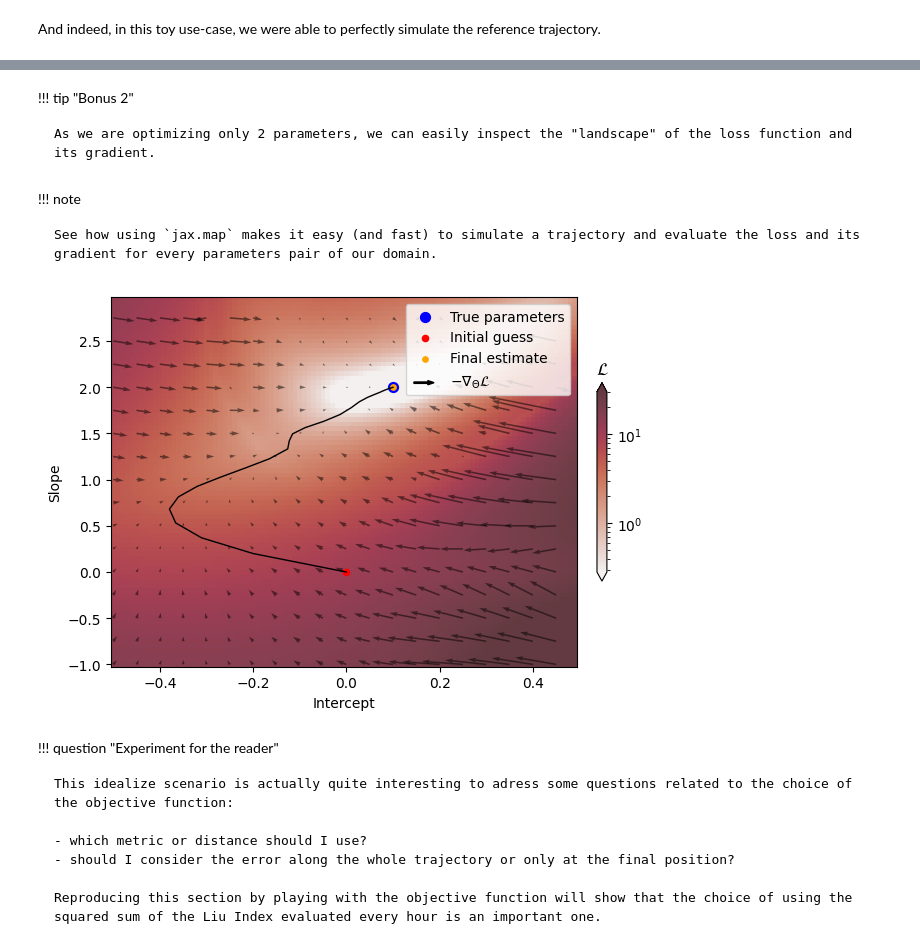
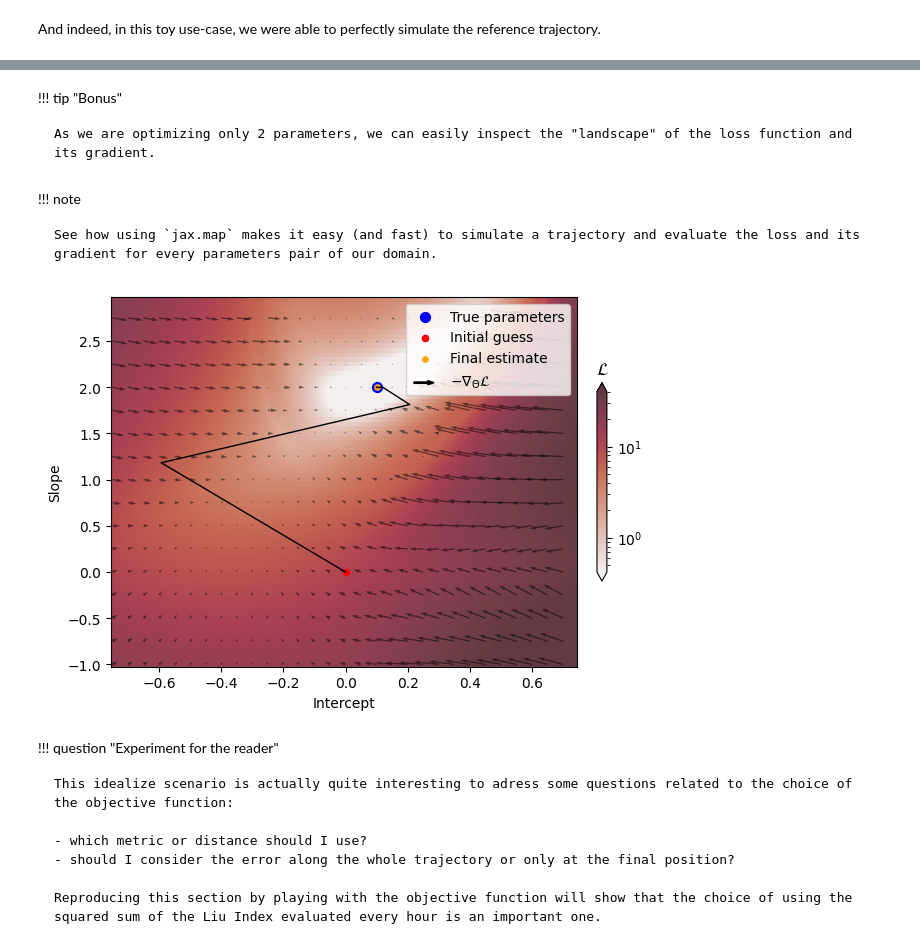
Before and after one commit to vadmbertr/pastax, a Jupyter notebook: docs/getting_started.ipynb, the cells around one changed output, grey strips where cells are left out. Cells and saved outputs as stored; diff of their text form; code cells hidden in the pictures.

```diff
--- a/docs/getting_started.ipynb
+++ b/docs/getting_started.ipynb
@@ -375,4 +360,0 @@ We can verify it is possible to evaluate the initial loss and its gradient.
-# %%
-grads, (loss, _)  = grad_aux_fn(tun_dynamics_init)
-
-print(f"Initial loss: {loss} and " f"gradients: (intercept={grads.intercept.item()}, slope={grads.slope.item()})")
@@ -529,5 +416,5 @@ HTML(anim.to_html5_video())
 # %% [markdown]
-!!! tip "Bonus 2"
+!!! tip "Bonus"
 
     As we are optimizing only 2 parameters, we can easily inspect the "landscape" of the loss function and its gradient.
 # %%
@@ -549,6 +444,37 @@ grad_slope_landscape = grad_landscape.slope.reshape(betas0.shape)
 !!! note
 
     See how using `jax.map` makes it easy (and fast) to simulate a trajectory and evaluate the loss and its gradient for every parameters pair of our domain.
+# %%
+import equinox as eqx
+
+
+def residual_fn_wrapper(dynamics, ref_traj):
+    return residual_fn(dynamics, ref_traj), None
+
+
+solver = optx.GaussNewton(rtol=1e-8, atol=1e-8)
+args = true_traj
+options = {}
+f_struct = jax.ShapeDtypeStruct((true_traj.length,), jnp.float64)
+aux_struct = None
+tags = frozenset()
+
+step = eqx.filter_jit(
+    eqx.Partial(solver.step, fn=residual_fn_wrapper, args=args, options=options, tags=tags)
+)
+terminate = eqx.filter_jit(
+    eqx.Partial(solver.terminate, fn=residual_fn_wrapper, args=args, options=options, tags=tags)
+)
+
+state = solver.init(residual_fn_wrapper, tun_dynamics_init, args, options, f_struct, aux_struct, tags)
+done, result = terminate(y=tun_dynamics_init, state=state)
+
+current_dynamics = tun_dynamics_init
+all_dynamics = [tun_dynamics_init]
+while not done:
+    current_dynamics, state, _ = step(y=current_dynamics, state=state)
+    done, result = terminate(y=current_dynamics, state=state)
+    all_dynamics.append(current_dynamics)
 # %%
 import matplotlib.patches as mpatches
 from matplotlib.legend_handler import HandlerBase
@@ -560,8 +486,8 @@ class ArrowHandler(HandlerBase):
         return [arrow]
 
 
-intercepts = jnp.asarray([dyns[i].intercept for i in range(n_steps + 1)]).ravel()
-slopes = jnp.asarray([dyns[i].slope for i in range(n_steps + 1)]).ravel()
+intercepts = jnp.asarray([dyn.intercept for dyn in all_dynamics]).ravel()
+slopes = jnp.asarray([dyn.slope for dyn in all_dynamics]).ravel()
 
 fig, ax = plt.subplots()
 
@@ -579,34 +505,34 @@ im = ax.pcolormesh(
     norm="log",
     vmin=vmin,
     vmax=vmax,
     alpha=0.8,
 )
 clb = fig.colorbar(im, ax=ax, orientation="vertical", fraction=0.02, pad=0.04, extend="both")
 _ = clb.ax.set_title("$\\mathcal{L}$")
 
 ax.quiver(
     betas0[::5, ::5],
     betas1[::5, ::5],
     -grad_intercept_landscape[::5, ::5],
     -grad_slope_landscape[::5, ::5],
     color="black",
     alpha=0.5,
 )
 
 ax.scatter(b, a, color="blue", label="True parameters", s=50)
 ax.scatter(0., 0., color="red", label="Initial guess", s=20)
 ax.scatter(intercepts[-1], slopes[-1], color="orange", label="Final estimate", s=15)
 ax.plot(intercepts, slopes, color="black", linewidth=1)
 
 handles, _ = ax.get_legend_handles_labels()
 ax.legend(
     handles=handles + [mpatches.FancyArrow(0, 0, 0, 0, color="black", label="$-\\nabla_\Theta \\mathcal{L}$")],
     handler_map={mpatches.FancyArrow: ArrowHandler()},
 )
 
 plt.show()
 # %% [output]
-[figure, old version]
+[figure, new version]
 # %% [markdown]
 !!! question "Experiment for the reader"
 
```
Also changed, not shown: parts of 30 cells of this notebook, 1 other file.
